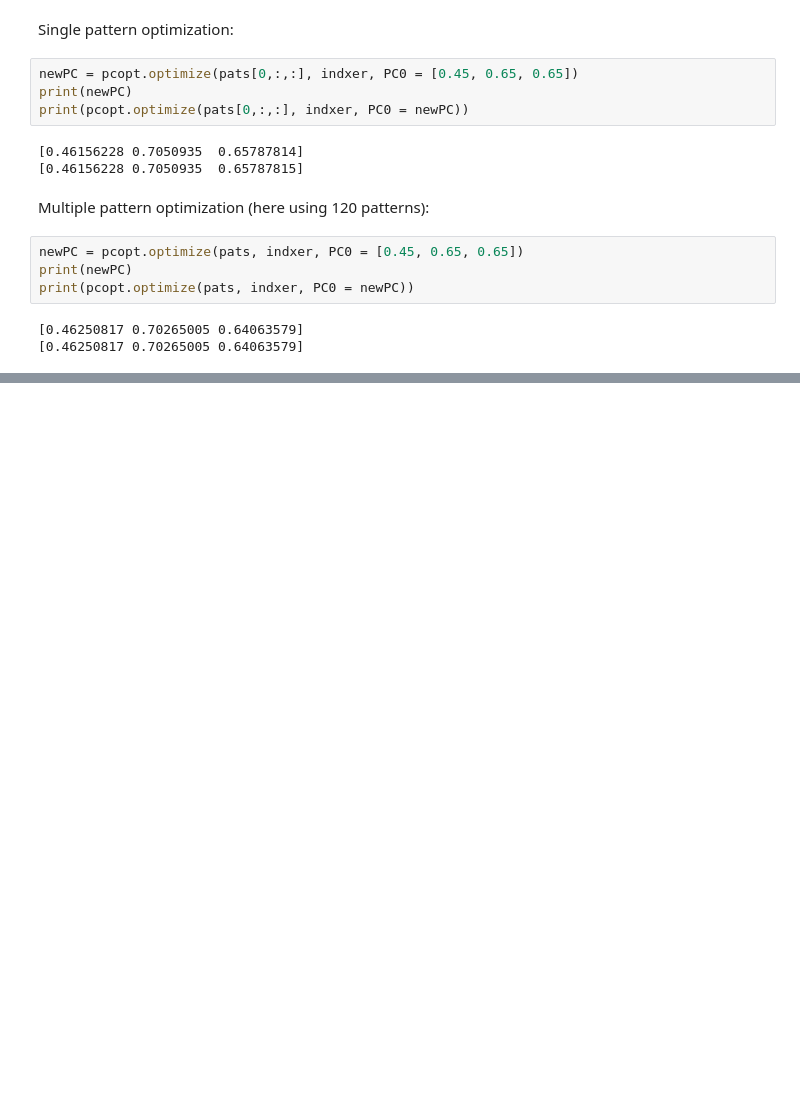
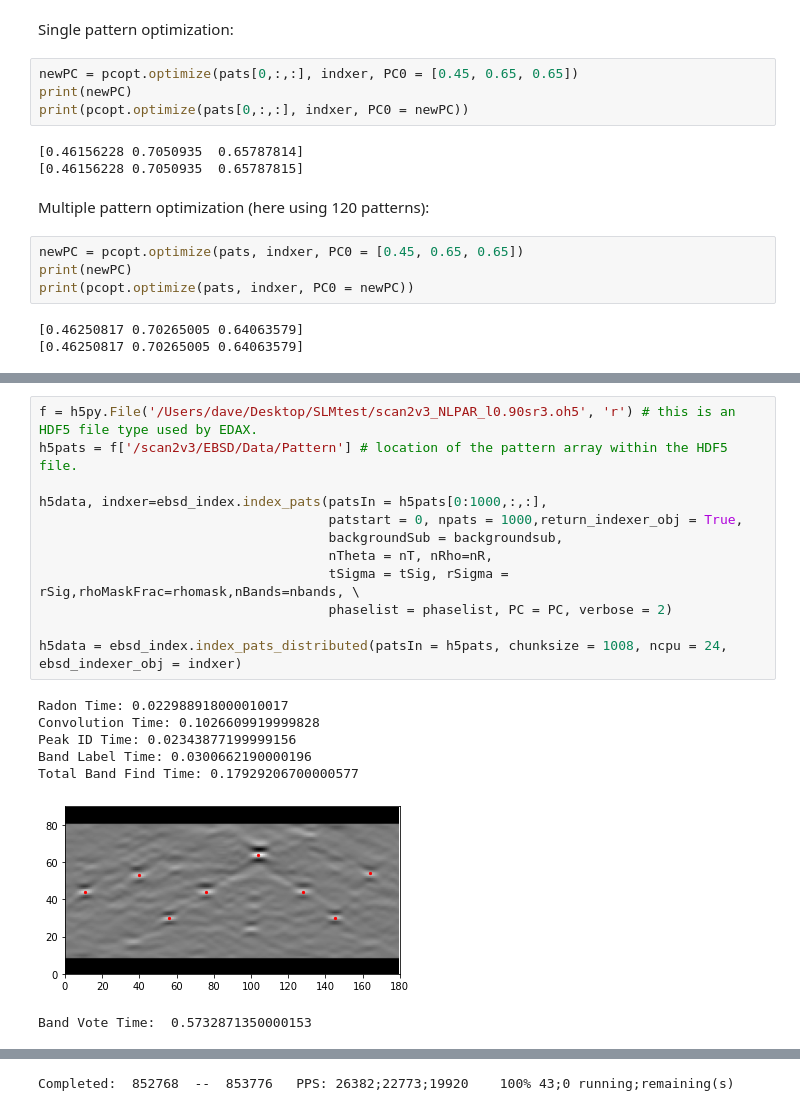
Before and after one commit to USNavalResearchLaboratory/PyEBSDIndex, a Jupyter notebook: doc/ebsd_index_demo.ipynb, the cells around one changed output, grey strips where cells are left out. Cells and saved outputs as stored; diff of their text form; blank space fills up the shorter version.

```diff
--- a/doc/ebsd_index_demo.ipynb
+++ b/doc/ebsd_index_demo.ipynb
@@ -205,0 +210,20 @@ print(pcopt.optimize(pats, indxer, PC0 = newPC))
+# %%
+f = h5py.File('/Users/dave/Desktop/SLMtest/scan2v3_NLPAR_l0.90sr3.oh5', 'r') # this is an HDF5 file type used by EDAX.
+h5pats = f['/scan2v3/EBSD/Data/Pattern'] # location of the pattern array within the HDF5 file.
+
+h5data, indxer=ebsd_index.index_pats(patsIn = h5pats[0:1000,:,:],
+                                     patstart = 0, npats = 1000,return_indexer_obj = True,
+                                     backgroundSub = backgroundsub,
+                                     nTheta = nT, nRho=nR,
+                                     tSigma = tSig, rSigma = rSig,rhoMaskFrac=rhomask,nBands=nbands, \
+                                     phaselist = phaselist, PC = PC, verbose = 2)
+
+h5data = ebsd_index.index_pats_distributed(patsIn = h5pats, chunksize = 1008, ncpu = 24, ebsd_indexer_obj = indxer)
+# %% [output]
+Radon Time: 0.022988918000010017
+Convolution Time: 0.1026609919999828
+Peak ID Time: 0.02343877199999156
+Band Label Time: 0.0300662190000196
+Total Band Find Time: 0.17929206700000577
+[figure, added]
+Band Vote Time:  0.5732871350000153
@@ -205,0 +231 @@ print(pcopt.optimize(pats, indxer, PC0 = newPC))
+Completed:  852768  --  853776   PPS: 26382;22773;19920    100% 43;0 running;remaining(s)
```
Also changed, not shown: parts of 3 cells of this notebook, 1 other file.
